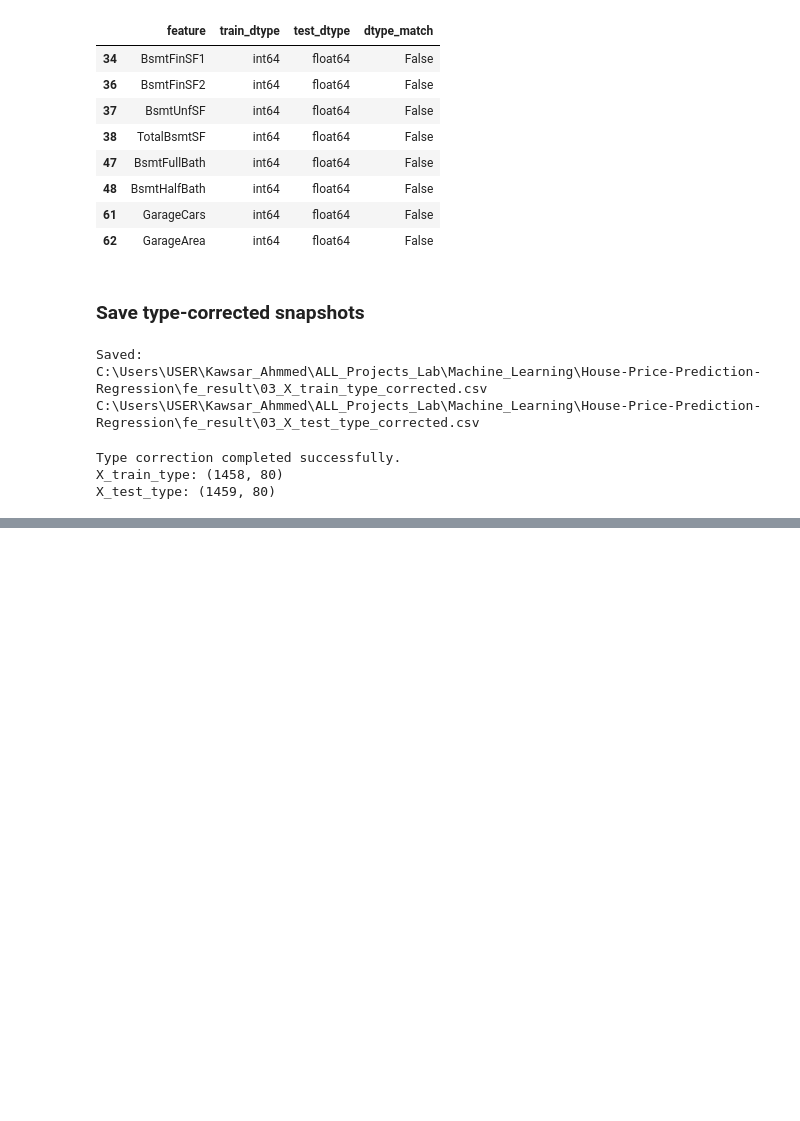
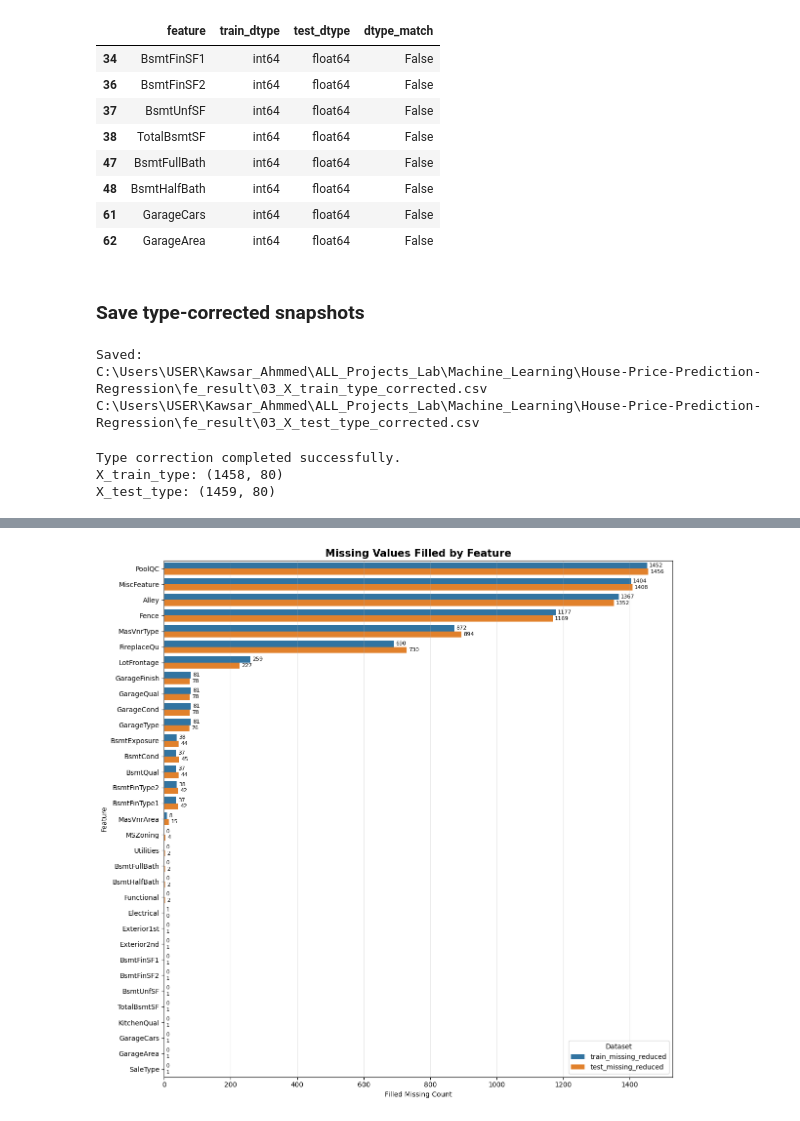
Before and after one commit to kawsar07ahmmed0712-rgb/House-Price-Prediction-Regression, a Jupyter notebook: Research/Feature_Engeneering.ipynb, the cells around one changed output, grey strips where cells are left out. Cells and saved outputs as stored; diff of their text form; code cells hidden in the pictures; blank space fills up the shorter version.

```diff
--- a/Research/Feature_Engeneering.ipynb
+++ b/Research/Feature_Engeneering.ipynb
@@ -1951,0 +2296,19 @@ Proceed to EDA-based missing value handling.
+# %%
+# ============================================================
+# 4.10 Fill low-missing categorical columns with train mode
+# ============================================================
+
+mode_fill_existing = keep_existing_columns(
+    MODE_FILL_COLUMNS,
+    X_train_missing,
+    X_test_missing
+)
+
+for col in mode_fill_existing:
+    fill_value = missing_artifacts["mode_values"].get(col, "Unknown")
+
+    X_train_missing[col] = X_train_missing[col].fillna(fill_value)
+    X_test_missing[col] = X_test_missing[col].fillna(fill_value)
+
+print("Mode-filled columns:", len(mode_fill_existing))
+mode_fill_existing
@@ -1951,0 +2581,60 @@ Proceed to EDA-based missing value handling.
+# %%
+# ============================================================
+# 4.15 Plot missing reduction by feature
+# ============================================================
+
+reduction_df = missing_handling_report.loc[
+    (missing_handling_report["train_missing_reduced"] > 0) |
+    (missing_handling_report["test_missing_reduced"] > 0)
+].copy()
+
+reduction_df["total_missing_reduced"] = (
+    reduction_df["train_missing_reduced"] +
+    reduction_df["test_missing_reduced"]
+)
+
+reduction_df = reduction_df.sort_values(
+    "total_missing_reduced",
+    ascending=False
+).head(35)
+
+if reduction_df.empty:
+    print("No missing value reduction found.")
+else:
+    reduction_plot = reduction_df[[
+        "feature",
+        "train_missing_reduced",
+        "test_missing_reduced"
+    ]].melt(
+        id_vars="feature",
+        var_name="dataset",
+        value_name="missing_reduced_count"
+    )
+
+    plt.figure(figsize=(12, max(6, len(reduction_df) * 0.35)))
+
+    ax = sns.barplot(
+        data=reduction_plot,
+        x="missing_reduced_count",
+        y="feature",
+        hue="dataset"
+    )
+
+    plt.title("Missing Values Filled by Feature", fontsize=15, fontweight="bold")
+    plt.xlabel("Filled Missing Count")
+    plt.ylabel("Feature")
+
+    for container in ax.containers:
+        ax.bar_label(container, padding=3, fontsize=8)
+
+    plt.grid(axis="x", alpha=0.25)
+    plt.legend(title="Dataset")
+    plt.tight_layout()
+    plt.savefig(
+        FE_PLOT_DIR / "04_06_missing_reduction_by_feature.png",
+        dpi=150,
+        bbox_inches="tight"
+    )
+    plt.show()
+# %% [output]
+[figure, added]
```
Also changed, not shown: parts of 42 cells of this notebook, 18 other files.
